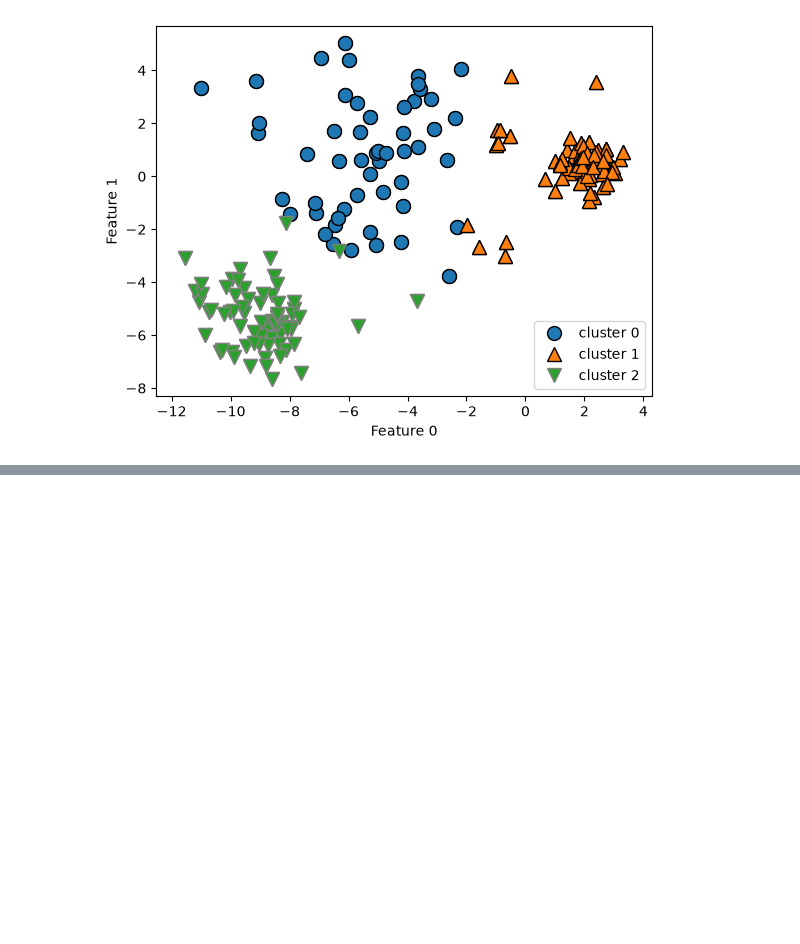
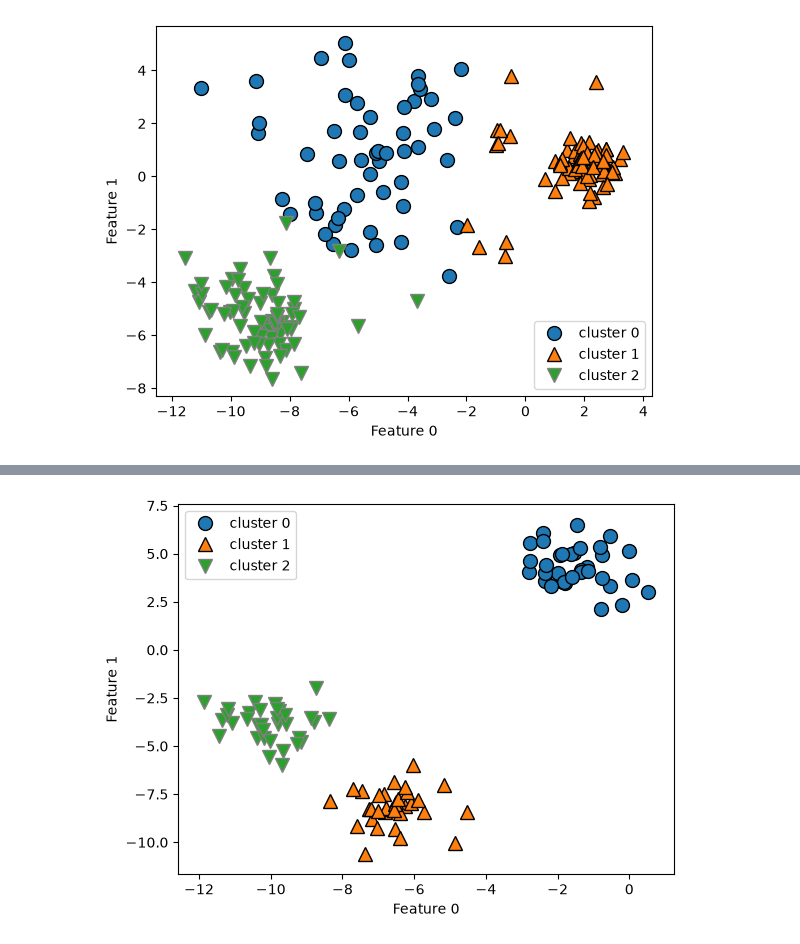
Before and after one commit to seita1004/python-machine-learning-study, a Jupyter notebook: 第3章/クラスタリング.ipynb, the cells around one changed output, grey strips where cells are left out. Cells and saved outputs as stored; diff of their text form; code cells hidden in the pictures; blank space fills up the shorter version.

```diff
--- a/第3章/クラスタリング.ipynb
+++ b/第3章/クラスタリング.ipynb
@@ -109,0 +255,16 @@ plt.show()
+# %%
+#疑集合クラスタリングは新しいデータに対して予測することができない
+from sklearn.datasets import make_blobs
+from sklearn.cluster import AgglomerativeClustering
+
+x,y = make_blobs(random_state=1)
+agg = AgglomerativeClustering(n_clusters=3)
+assignments = agg.fit_predict(x)
+
+mglearn.discrete_scatter(x[:, 0], x[:, 1], assignments)
+plt.xlabel("Feature 0")
+plt.ylabel("Feature 1")
+plt.legend(["cluster 0", "cluster 1", "cluster 2"], loc="best")
+plt.show()
+# %% [output]
+[figure, added]
```
Also changed, not shown: parts of 17 cells of this notebook.
